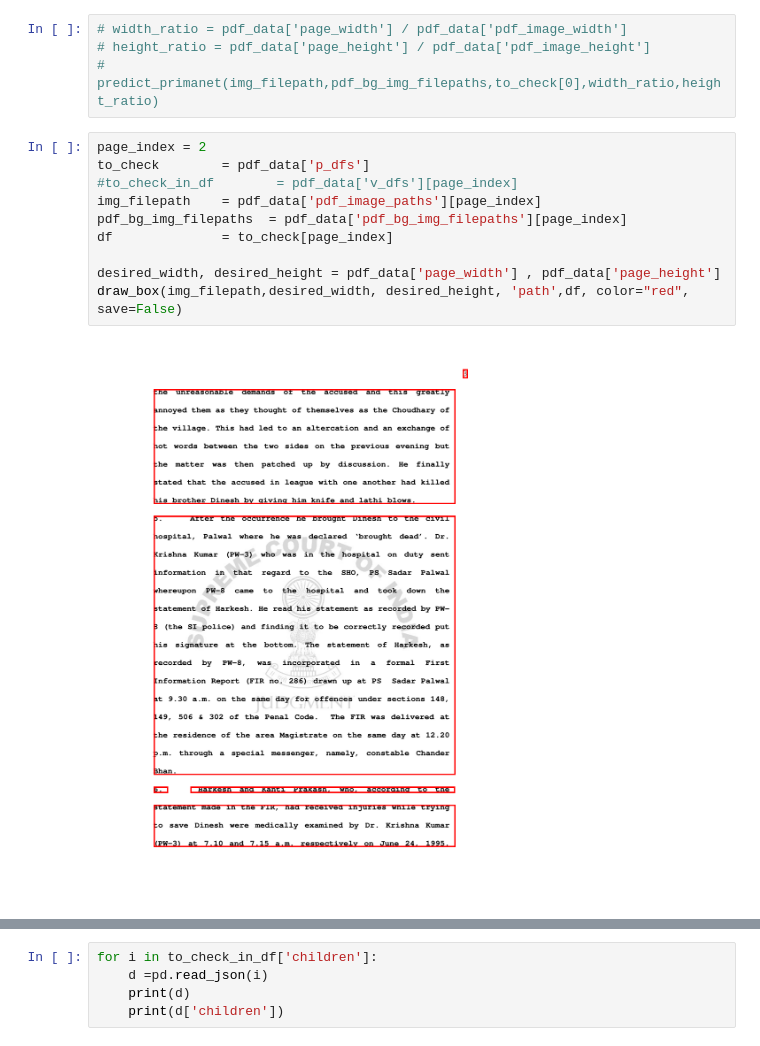
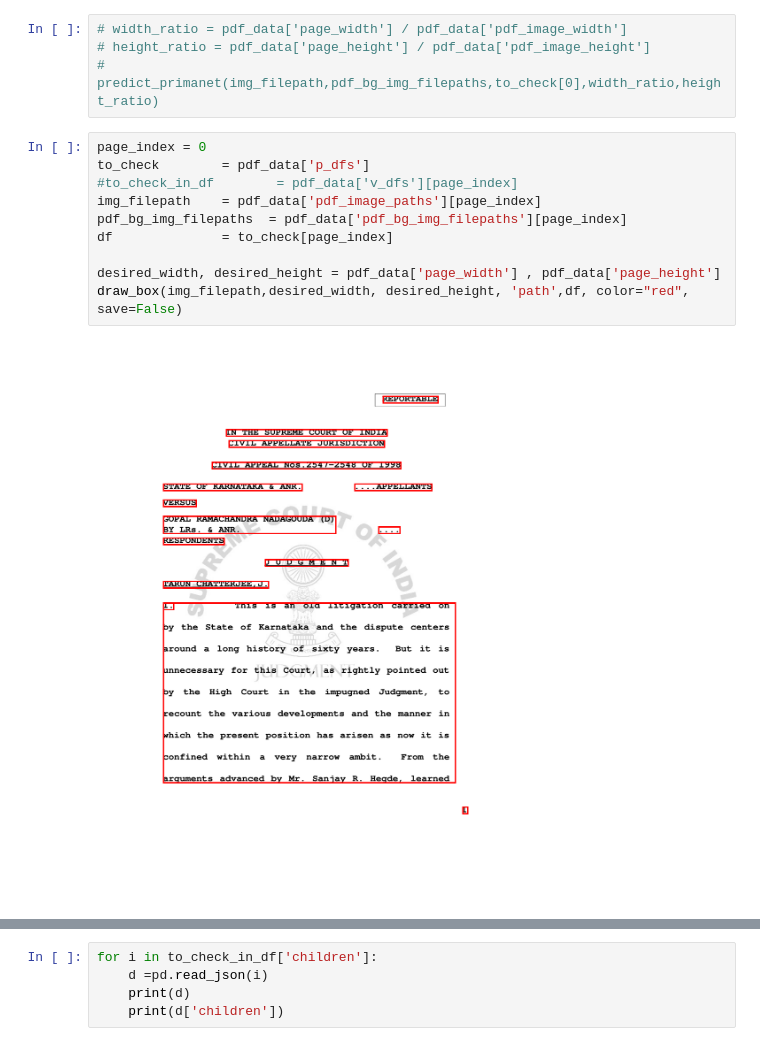
Before and after one commit to project-anuvaad/anuvaad, a Jupyter notebook: anuvaad-etl/anuvaad-extractor/block-merger/src/notebooks/visualize_bm-v2.ipynb, the cells around one changed output, grey strips where cells are left out. Drawn from its saved outputs; the diff is of its cells as text.

```diff
--- a/anuvaad-etl/anuvaad-extractor/block-merger/src/notebooks/visualize_bm-v2.ipynb
+++ b/anuvaad-etl/anuvaad-extractor/block-merger/src/notebooks/visualize_bm-v2.ipynb
@@ -97,17 +97,17 @@ Total number of pages (15) in file (35871.xml)
 # height_ratio = pdf_data['page_height'] / pdf_data['pdf_image_height']
 # predict_primanet(img_filepath,pdf_bg_img_filepaths,to_check[0],width_ratio,height_ratio)
 # %%
-page_index = 2
+page_index = 0
 to_check        = pdf_data['p_dfs']
 #to_check_in_df        = pdf_data['v_dfs'][page_index]
 img_filepath    = pdf_data['pdf_image_paths'][page_index]
 pdf_bg_img_filepaths  = pdf_data['pdf_bg_img_filepaths'][page_index]
 df              = to_check[page_index]
 
 desired_width, desired_height = pdf_data['page_width'] , pdf_data['page_height']
 draw_box(img_filepath,desired_width, desired_height, 'path',df, color="red", save=False)
 # %% [output]
-[figure, old version]
+[figure, new version]
 # %%
 df
 # %% [output]
```
Also changed, not shown: parts of 3 cells of this notebook, 2 other files.
